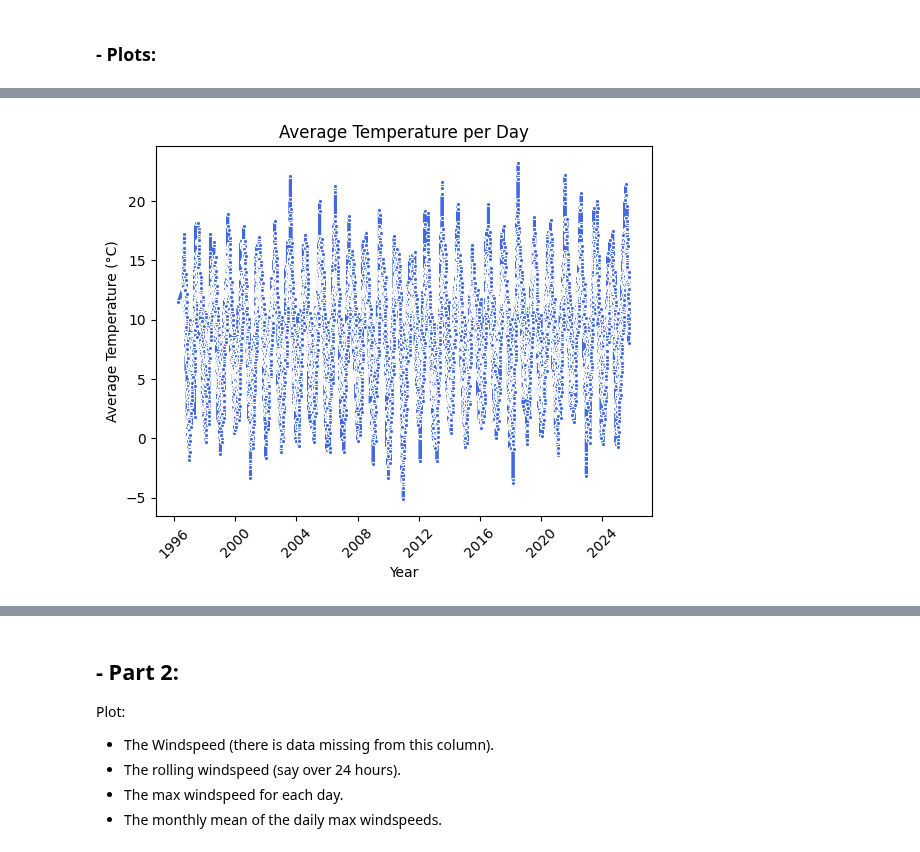
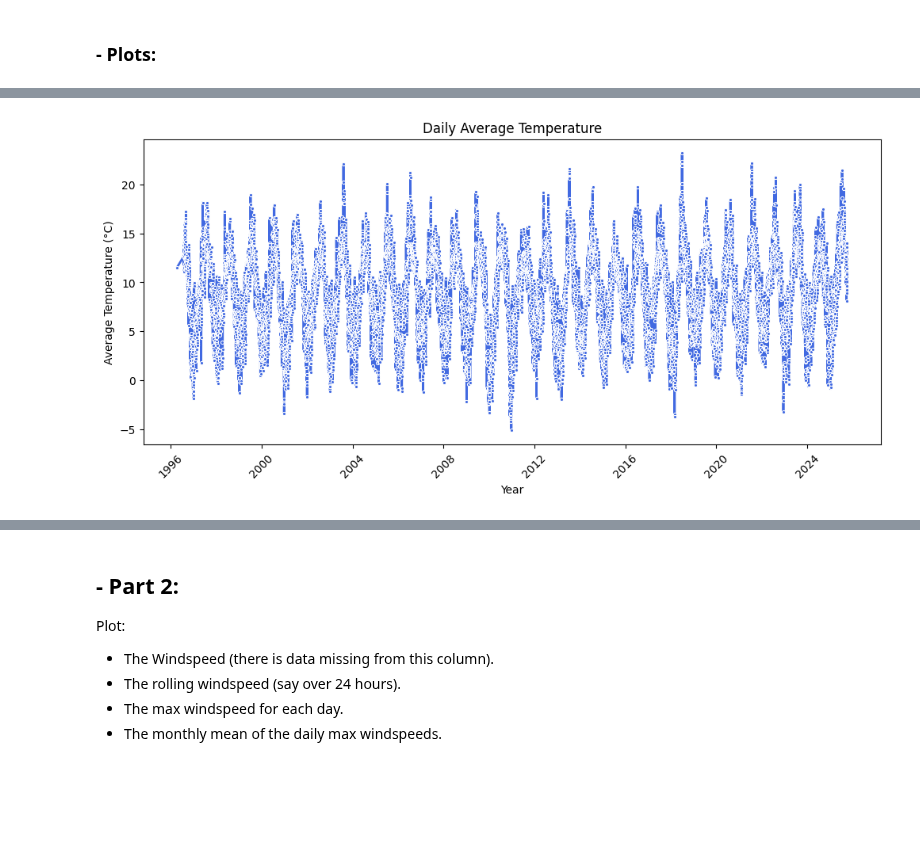
Before and after one commit to elainecazetta/programming-for-data-analytics, a Jupyter notebook: assignments/assignment06-weather.ipynb, the cells around one changed output, grey strips where cells are left out. Saved outputs shown, nothing was run; the diff lists cells and outputs as text; code cells hidden in the pictures; blank space fills up the shorter version.

```diff
--- a/assignments/assignment06-weather.ipynb
+++ b/assignments/assignment06-weather.ipynb
@@ -75,16 +80,17 @@ plt.show()
 # %%
-# Plot - mean temperature per day:
+# Plot - Daily average temperature
 
 # Group by day (ignore time) and calculate mean temperature
 daily_mean = df.groupby(df['date'].dt.date)['temp'].mean().reset_index()
 
 # Plot
+plt.figure(figsize=(12,5))
 sns.lineplot(data=daily_mean, x='date', y='temp', color='royalblue', linewidth=2, marker='.')
-plt.title('Average Temperature per Day')
+plt.title('Daily Average Temperature')
 plt.xlabel('Year')
 plt.ylabel('Average Temperature (°C)')
 plt.xticks(rotation=45)
 plt.show()
 # %% [output]
-[figure, old version]
+[figure, new version]
 # %%
```
Also changed, not shown: parts of 9 cells of this notebook.
